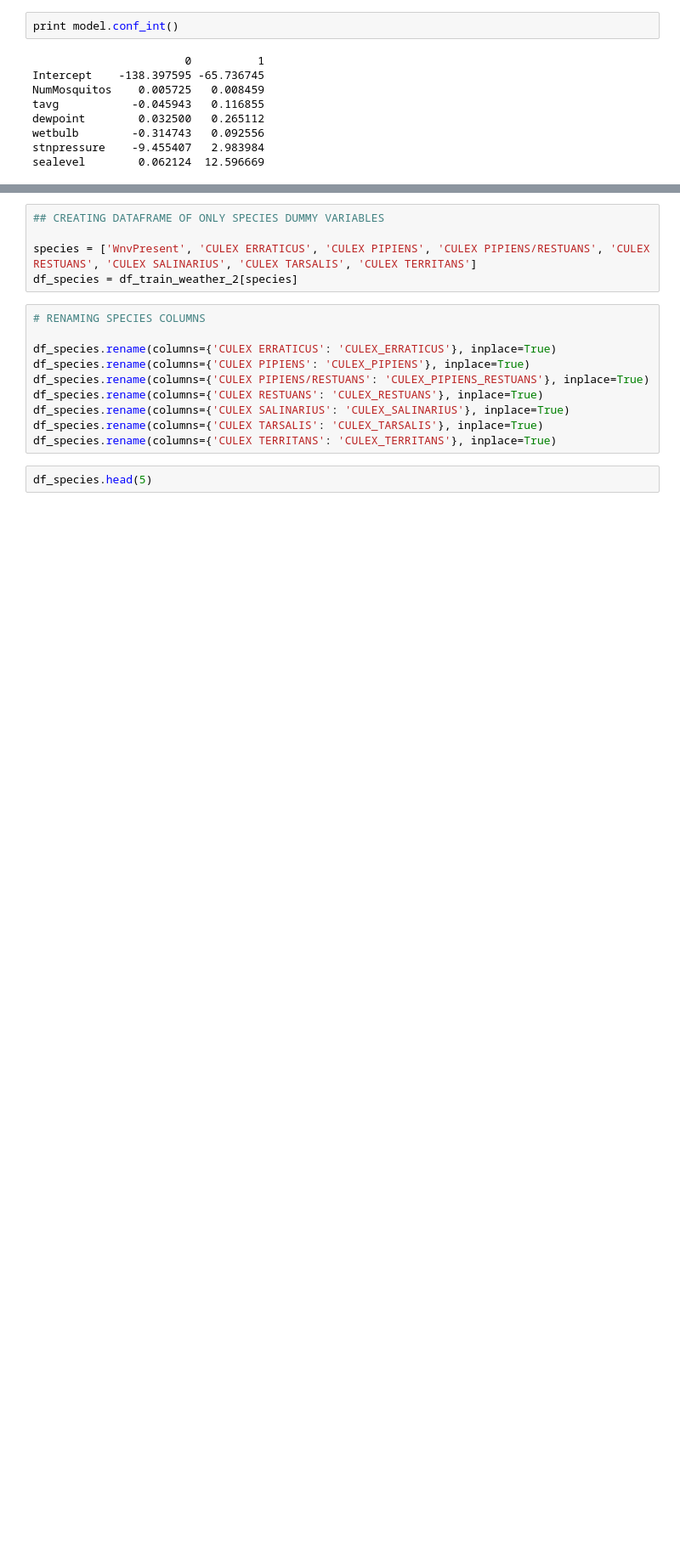
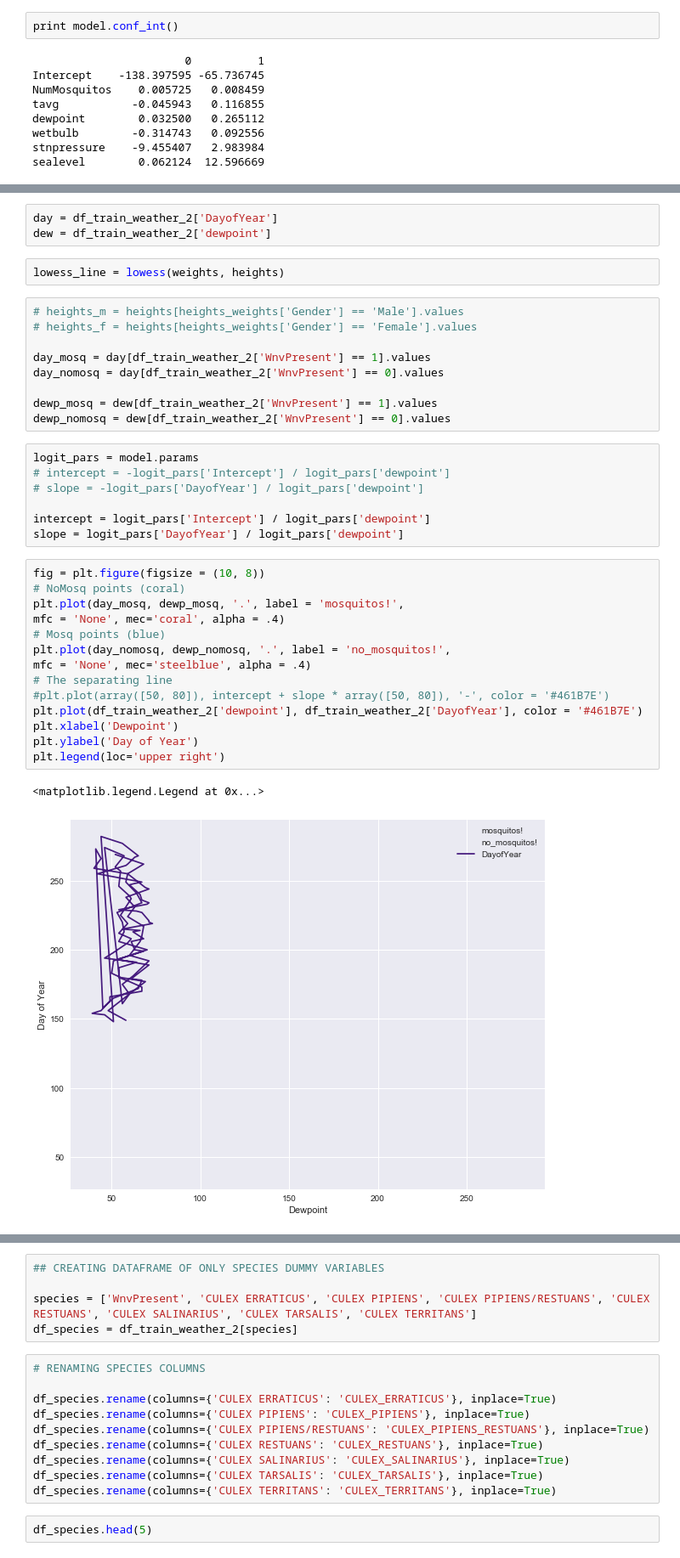
Before and after one commit to aakashtandel/Dream-Team-DSI-5, a Jupyter notebook: 20170806_WNV_NC3_logreg2.ipynb, the cells around one changed output, grey strips where cells are left out. Shown: that part at 85% size. Drawn from its saved outputs; the diff is of its cells as text; blank space fills up the shorter version.

```diff
--- a/20170806_WNV_NC3_logreg2.ipynb
+++ b/20170806_WNV_NC3_logreg2.ipynb
@@ -226,0 +397,38 @@ Logit Regression Results
+# %%
+day = df_train_weather_2['DayofYear']
+dew = df_train_weather_2['dewpoint']
+# %%
+lowess_line = lowess(weights, heights)
+# %%
+# heights_m = heights[heights_weights['Gender'] == 'Male'].values
+# heights_f = heights[heights_weights['Gender'] == 'Female'].values
+
+day_mosq = day[df_train_weather_2['WnvPresent'] == 1].values
+day_nomosq = day[df_train_weather_2['WnvPresent'] == 0].values
+
+dewp_mosq = dew[df_train_weather_2['WnvPresent'] == 1].values
+dewp_nomosq = dew[df_train_weather_2['WnvPresent'] == 0].values
+# %%
+logit_pars = model.params
+# intercept = -logit_pars['Intercept'] / logit_pars['dewpoint']
+# slope = -logit_pars['DayofYear'] / logit_pars['dewpoint']
+
+intercept = logit_pars['Intercept'] / logit_pars['dewpoint']
+slope = logit_pars['DayofYear'] / logit_pars['dewpoint']
+# %%
+fig = plt.figure(figsize = (10, 8))
+# NoMosq points (coral)
+plt.plot(day_mosq, dewp_mosq, '.', label = 'mosquitos!',
+mfc = 'None', mec='coral', alpha = .4)
+# Mosq points (blue)
+plt.plot(day_nomosq, dewp_nomosq, '.', label = 'no_mosquitos!',
+mfc = 'None', mec='steelblue', alpha = .4)
+# The separating line
+#plt.plot(array([50, 80]), intercept + slope * array([50, 80]), '-', color = '#461B7E')
+plt.plot(df_train_weather_2['dewpoint'], df_train_weather_2['DayofYear'], color = '#461B7E')
+plt.xlabel('Dewpoint')
+plt.ylabel('Day of Year')
+plt.legend(loc='upper right')
+# %% [output]
+<matplotlib.legend.Legend at 0x...>
+[figure, added]
```
Also changed, not shown: parts of 16 cells of this notebook.
